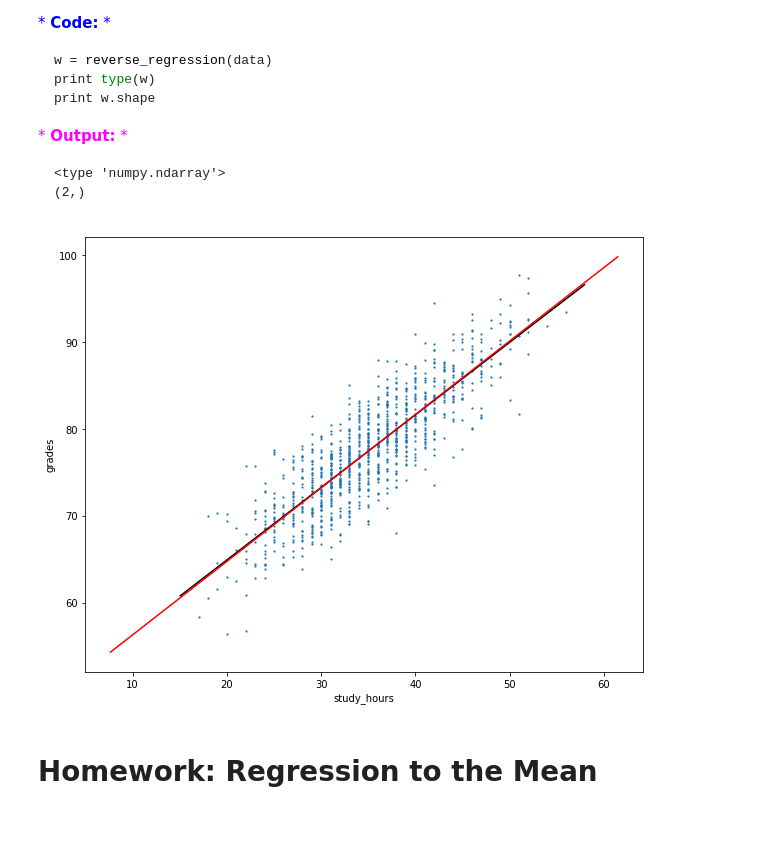
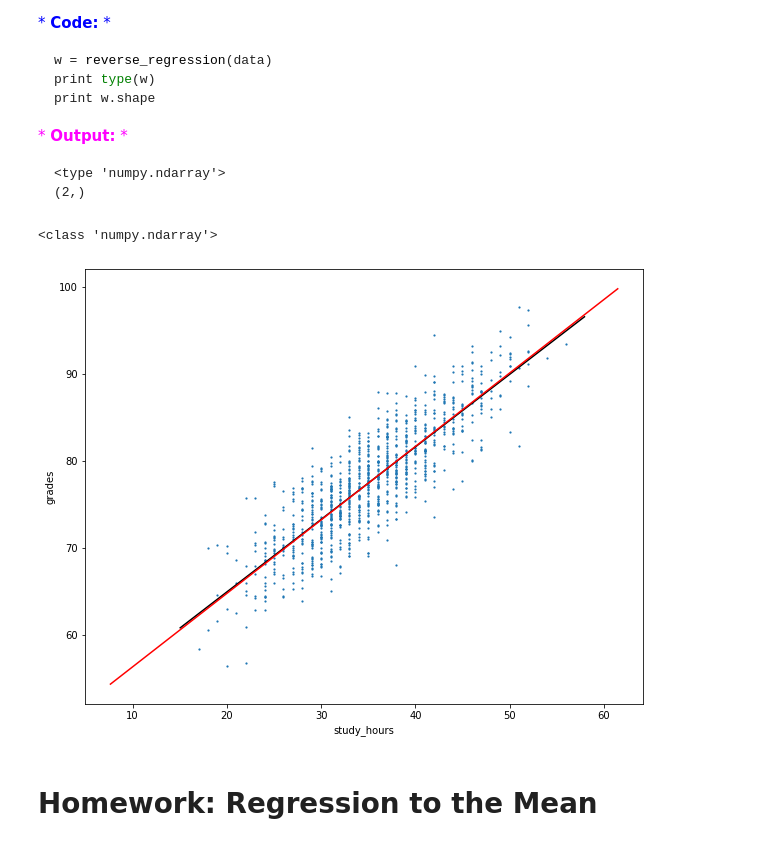
Before and after one commit to ruiwu1990/CSCI_4120, a Jupyter notebook: HW_linear_regression/HW_1.ipynb, the cells around one changed output. Cells and saved outputs as stored; diff of their text form; code cells hidden in the pictures.

```diff
--- a/HW_linear_regression/HW_1.ipynb
+++ b/HW_linear_regression/HW_1.ipynb
@@ -237,22 +237,23 @@ def reverse_regression(data):
 # %%
 # check answer
 w2_hw = reverse_regression(data)
-assert str(type(w2_hw)) ==  "<type 'numpy.ndarray'>"
+assert str(type(w2_hw)) ==  "<class 'numpy.ndarray'>"
 assert w2_hw.shape == (2,)
 assert abs(w2_hw[0] - -56.57) < 1
 
 # plot graph
 ax= data.plot(kind='scatter',s=1.4,x="study_hours",y="grades",figsize=[10,8]);
 x0,x1=xlim()
 ax.plot([x0,x1],[f(x0,w1_hw),f(x1,w1_hw)],'k');
 y0,y1=ylim()
 ax.plot([f(y0,w2_hw),f(y1,w2_hw)],[y0,y1],'r');
 
 #
 # AUTOGRADER TEST - DO NOT REMOVE
 #
 # %% [output]
+<class 'numpy.ndarray'>
-[figure, old version]
+[figure, new version]
 # %% [markdown]
 # Homework: Regression to the Mean
 # %% [markdown]
```
Also changed, not shown: parts of 2 cells of this notebook.
